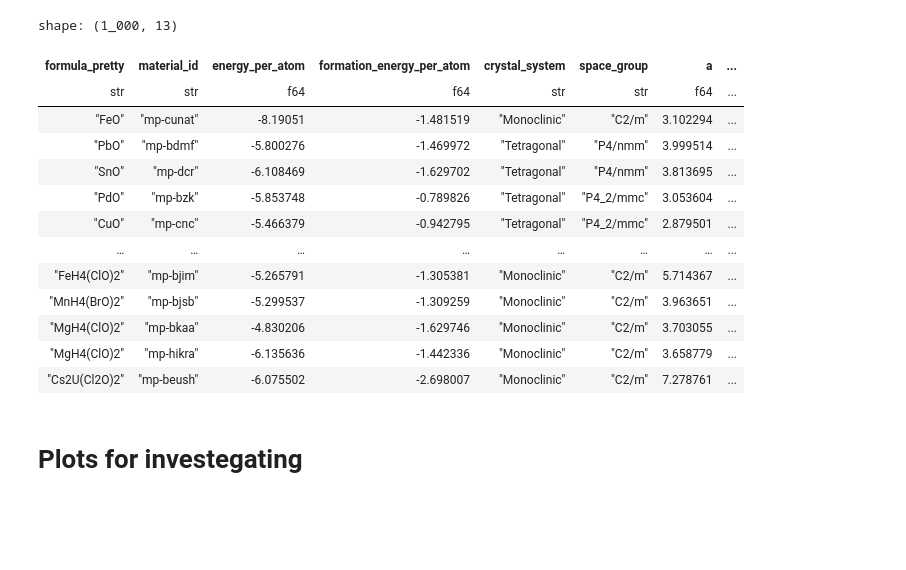
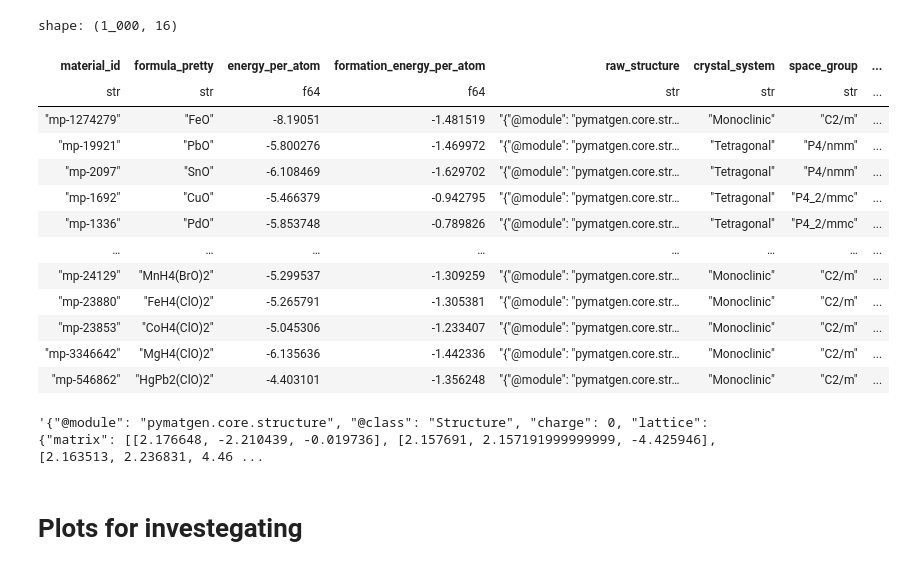
Before and after one commit to karlfindhansen/Non-Euclidean-Distances-in-Molecular-Representation, a Jupyter notebook: notebooks/Materials Project/materials_project_analysis.ipynb, the cells around one changed output. Cells and saved outputs as stored; diff of their text form; code cells hidden in the pictures; blank space fills up the shorter version.

```diff
--- a/notebooks/Materials Project/materials_project_analysis.ipynb
+++ b/notebooks/Materials Project/materials_project_analysis.ipynb
@@ -13,3 +12,4 @@ from utils.load_datasets import MaterialsProjectLoader
 # %%
-mp = MaterialsProjectLoader()
-df = mp.load_data()
+mp = MaterialsProject()
+mp.load(force_fetch=True)
+# %% [output]
@@ -16,20 +18,21 @@ df = mp.load_data()
+shape: (1_000, 16)
+| material_id | formula_pretty | energy_per_atom | formation_energy_per_atom | raw_structure | crystal_system | space_group | ... |
+| str | str | f64 | f64 | str | str | str | ... |
+| "mp-1274279" | "FeO" | -8.19051 | -1.481519 | "{"@module": "pymatgen.core.str… | "Monoclinic" | "C2/m" | ... |
+| "mp-19921" | "PbO" | -5.800276 | -1.469972 | "{"@module": "pymatgen.core.str… | "Tetragonal" | "P4/nmm" | ... |
+| "mp-2097" | "SnO" | -6.108469 | -1.629702 | "{"@module": "pymatgen.core.str… | "Tetragonal" | "P4/nmm" | ... |
+| "mp-1692" | "CuO" | -5.466379 | -0.942795 | "{"@module": "pymatgen.core.str… | "Tetragonal" | "P4_2/mmc" | ... |
+| "mp-1336" | "PdO" | -5.853748 | -0.789826 | "{"@module": "pymatgen.core.str… | "Tetragonal" | "P4_2/mmc" | ... |
+| … | … | … | … | … | … | … | ... |
+| "mp-24129" | "MnH4(BrO)2" | -5.299537 | -1.309259 | "{"@module": "pymatgen.core.str… | "Monoclinic" | "C2/m" | ... |
+| "mp-23880" | "FeH4(ClO)2" | -5.265791 | -1.305381 | "{"@module": "pymatgen.core.str… | "Monoclinic" | "C2/m" | ... |
+| "mp-23853" | "CoH4(ClO)2" | -5.045306 | -1.233407 | "{"@module": "pymatgen.core.str… | "Monoclinic" | "C2/m" | ... |
+| "mp-3346642" | "MgH4(ClO)2" | -6.135636 | -1.442336 | "{"@module": "pymatgen.core.str… | "Monoclinic" | "C2/m" | ... |
+| "mp-546862" | "HgPb2(ClO)2" | -4.403101 | -1.356248 | "{"@module": "pymatgen.core.str… | "Monoclinic" | "C2/m" | ... |
 # %%
-df
+mp.df["raw_structure"][0]
 # %% [output]
-shape: (1_000, 13)
+'{"@module": "pymatgen.core.structure", "@class": "Structure", "charge": 0, "lattice": {"matrix": [[2.176648, -2.210439, -0.019736], [2.157691, 2.157191999999999, -4.425946], [2.163513, 2.236831, 4.46 ...
-| formula_pretty | material_id | energy_per_atom | formation_energy_per_atom | crystal_system | space_group | a | ... |
-| str | str | f64 | f64 | str | str | f64 | ... |
-| "FeO" | "mp-cunat" | -8.19051 | -1.481519 | "Monoclinic" | "C2/m" | 3.102294 | ... |
-| "PbO" | "mp-bdmf" | -5.800276 | -1.469972 | "Tetragonal" | "P4/nmm" | 3.999514 | ... |
-| "SnO" | "mp-dcr" | -6.108469 | -1.629702 | "Tetragonal" | "P4/nmm" | 3.813695 | ... |
-| "PdO" | "mp-bzk" | -5.853748 | -0.789826 | "Tetragonal" | "P4_2/mmc" | 3.053604 | ... |
-| "CuO" | "mp-cnc" | -5.466379 | -0.942795 | "Tetragonal" | "P4_2/mmc" | 2.879501 | ... |
-| … | … | … | … | … | … | … | ... |
-| "FeH4(ClO)2" | "mp-bjim" | -5.265791 | -1.305381 | "Monoclinic" | "C2/m" | 5.714367 | ... |
-| "MnH4(BrO)2" | "mp-bjsb" | -5.299537 | -1.309259 | "Monoclinic" | "C2/m" | 3.963651 | ... |
-| "MgH4(ClO)2" | "mp-bkaa" | -4.830206 | -1.629746 | "Monoclinic" | "C2/m" | 3.703055 | ... |
-| "MgH4(ClO)2" | "mp-hikra" | -6.135636 | -1.442336 | "Monoclinic" | "C2/m" | 3.658779 | ... |
-| "Cs2U(Cl2O)2" | "mp-beush" | -6.075502 | -2.698007 | "Monoclinic" | "C2/m" | 7.278761 | ... |
 # %% [markdown]
 # Plots for investegating
 # %%
```
Also changed, not shown: parts of 3 cells of this notebook, 6 other files.
